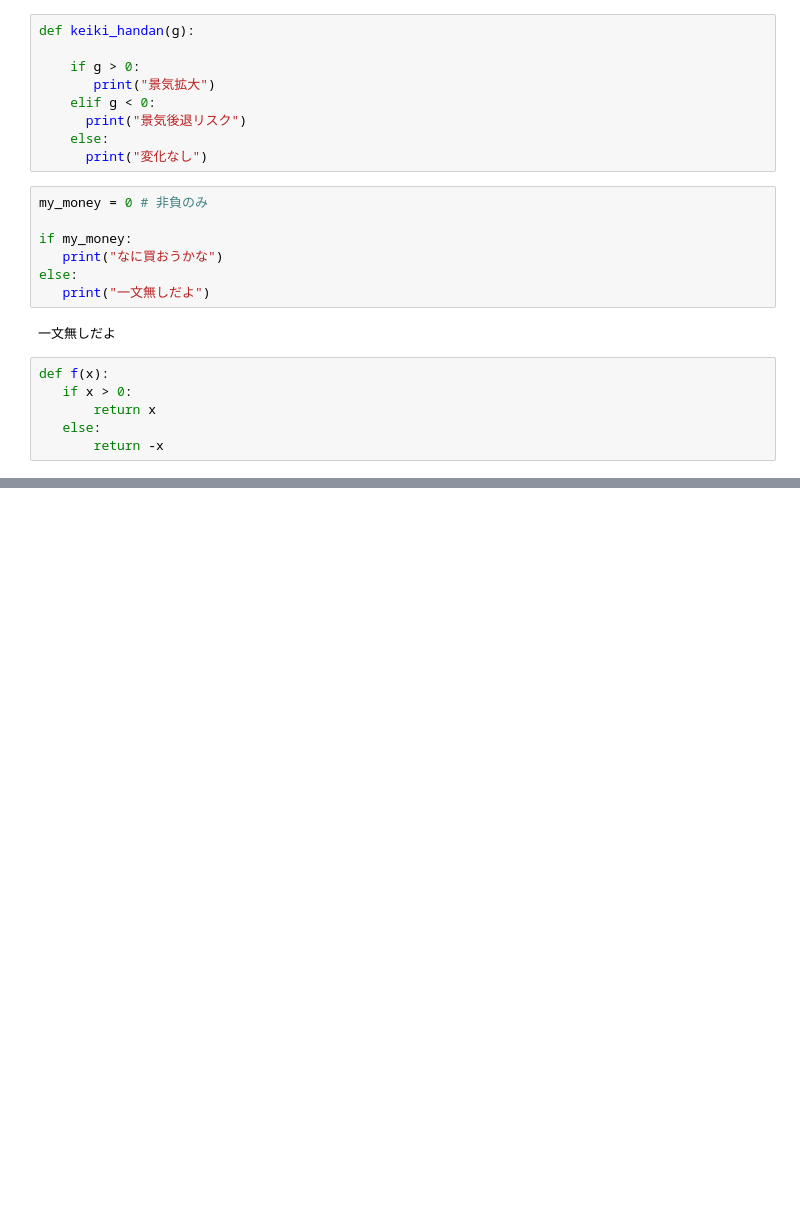
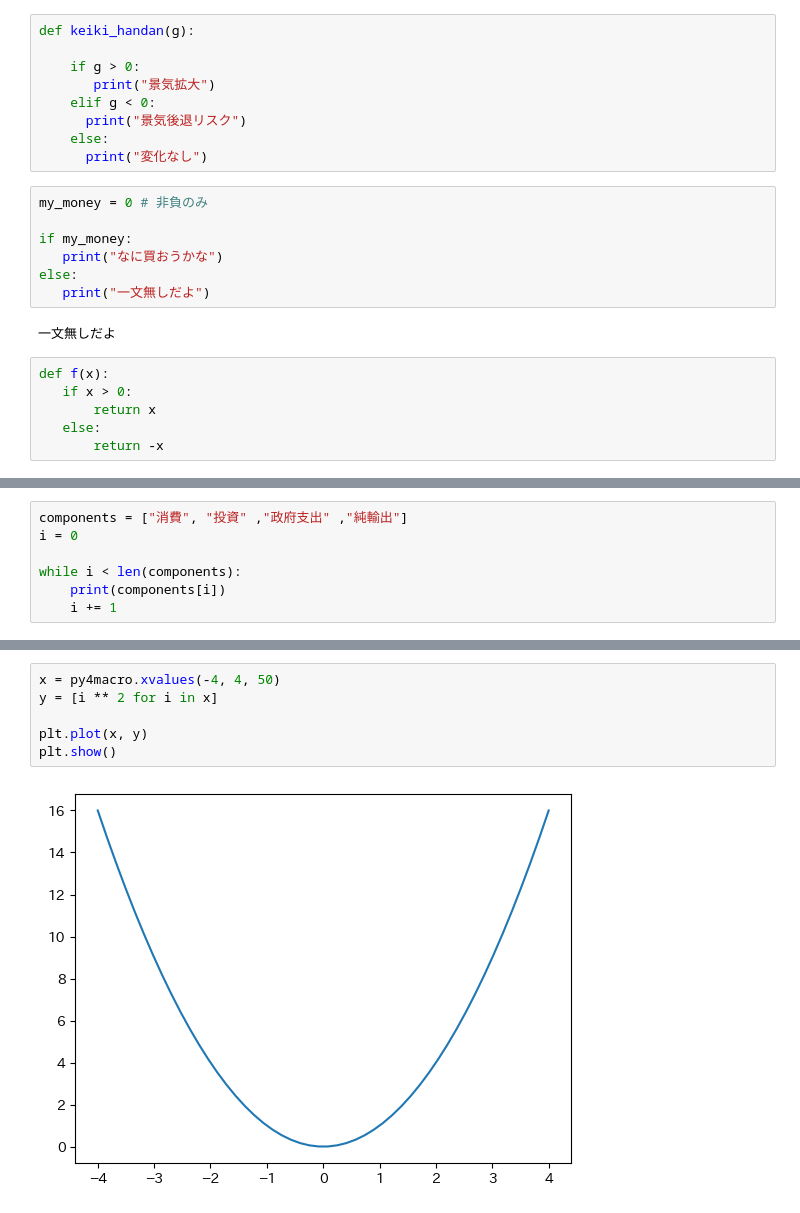
Before and after one commit to Hirota1031/ComfortCafe, a Jupyter notebook: 経済学のためのPython入門_テキストコード確認.ipynb, the cells around one changed output, grey strips where cells are left out. Drawn from its saved outputs; the diff is of its cells as text; blank space fills up the shorter version.

```diff
--- a/経済学のためのPython入門_テキストコード確認.ipynb
+++ b/経済学のためのPython入門_テキストコード確認.ipynb
@@ -278,0 +363,7 @@ def f(x):
+# %%
+components = ["消費", "投資" ,"政府支出" ,"純輸出"]
+i = 0
+
+while i < len(components):
+    print(components[i])
+    i += 1
@@ -278,0 +517,8 @@ def f(x):
+# %%
+x = py4macro.xvalues(-4, 4, 50)
+y = [i ** 2 for i in x]
+
+plt.plot(x, y)
+plt.show()
+# %% [output]
+[figure, added]
```
Also changed, not shown: parts of 38 cells of this notebook.
